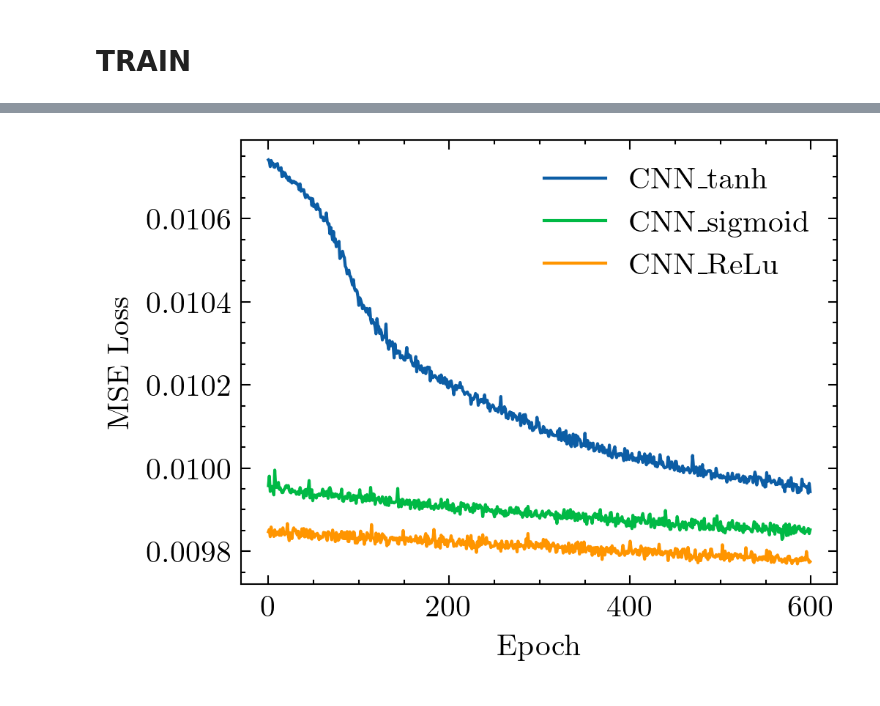
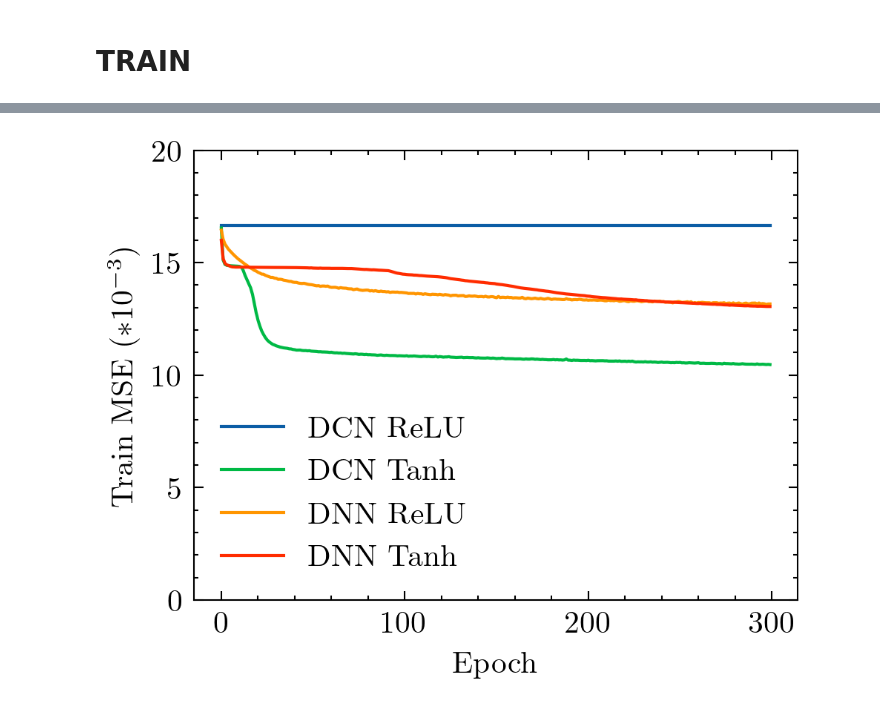
Before and after one commit to McLinWxl/CodesReproduction, a Jupyter notebook: DCN-DOA/ReproducedCodes/maincode.ipynb, the cells around one changed output, grey strips where cells are left out. Cells and saved outputs as stored; diff of their text form; code cells hidden in the pictures.

```diff
--- a/DCN-DOA/ReproducedCodes/maincode.ipynb
+++ b/DCN-DOA/ReproducedCodes/maincode.ipynb
@@ -42,6 +55,7 @@ class MakeDataset(Dataset):
     def __init__(self, S_est, S_label1):
         self.S_est = S_est
         self.S_label1 = S_label1
+        self.dim = S_est.shape[1]
     def __len__(self):
         return len(self.S_est)
     def __getitem__(self, idx):
@@ -304,16 +316,32 @@ Epoch: 5, Valid Loss: 0.0109
+# %%
+train_loss_list_cnn_ReLu_mult1000 = [i*1000 for i in train_loss_list_cnn_ReLu]
+valid_loss_list_cnn_ReLu_mult1000 = [i*1000 for i in valid_loss_list_cnn_ReLu]
+train_loss_list_cnn_tanh_mult1000 = [i*1000 for i in train_loss_list_cnn_tanh]
+valid_loss_list_cnn_tanh_mult1000 = [i*1000 for i in valid_loss_list_cnn_tanh]
+train_loss_list_dnn_ReLu_mult1000 = [i*1000 for i in train_loss_list_dnn_ReLu]
+valid_loss_list_dnn_ReLu_mult1000 = [i*1000 for i in valid_loss_list_dnn_ReLu]
+train_loss_list_dnn_Tanh_mult1000 = [i*1000 for i in train_loss_list_dnn_Tanh]
+valid_loss_list_dnn_Tanh_mult1000 = [i*1000 for i in valid_loss_list_dnn_Tanh]
+
+# save as csv
+import pandas as pd
+epcs = np.arange(0, num_epoch)
+df = pd.DataFrame({'epcho':epcs, 'train_loss_list_cnn_ReLu_mult1000':train_loss_list_cnn_ReLu_mult1000, 'valid_loss_list_cnn_ReLu_mult1000':valid_loss_list_cnn_ReLu_mult1000, 'train_loss_list_cnn_tanh_mult1000':train_loss_list_cnn_tanh_mult1000, 'valid_loss_list_cnn_tanh_mult1000':valid_loss_list_cnn_tanh_mult1000, 'train_loss_list_dnn_ReLu_mult1000':train_loss_list_dnn_ReLu_mult1000, 'valid_loss_list_dnn_ReLu_mult1000':valid_loss_list_dnn_ReLu_mult1000, 'train_loss_list_dnn_Tanh_mult1000':train_loss_list_dnn_Tanh_mult1000, 'valid_loss_list_dnn_Tanh_mult1000':valid_loss_list_dnn_Tanh_mult1000})
+df.to_csv(figure_savepath + 'loss.csv', index=False)
 # %%
-with open(figure_savepath + 'loss.csv') as f:
-
-
-    with plt.style.context('science', 'ieee'):
-        plt.rcParams['figure.dpi'] = 300
-        plt.rcParams['savefig.dpi'] = 300
-        plt.plot(train_loss_cnn_tanh, label='CNN_tanh')
-        plt.plot(train_loss_cnn_sigmoid, label='CNN_sigmoid')
-        plt.plot(train_loss_cnn_relu, label='CNN_ReLu')
-        plt.xlabel('Epoch')
-        plt.ylabel('MSE Loss')
-        plt.legend()
-        plt.show()
+with plt.style.context(['science']):
+    plt.rcParams['figure.dpi'] = 300
+    plt.rcParams['savefig.dpi'] = 300
+    plt.ylim(0, 20)
+    plt.plot(train_loss_list_cnn_ReLu_mult1000, label='DCN ReLU')
+    plt.plot(train_loss_list_cnn_tanh_mult1000, label='DCN Tanh')
+    plt.plot(train_loss_list_dnn_ReLu_mult1000, label='DNN ReLU')
+    plt.plot(train_loss_list_dnn_Tanh_mult1000, label='DNN Tanh')
+    plt.xlabel('Epoch')
+    plt.ylabel('Train MSE ($ *10^{-3}$)')
+    plt.legend()
+    #save figure
+    plt.savefig(figure_savepath + 'Train Loss_compare.pdf')
+    plt.show()
 # %% [output]
-[figure, old version]
+[figure, new version]
```
Also changed, not shown: parts of 17 cells of this notebook, 16 other files.
